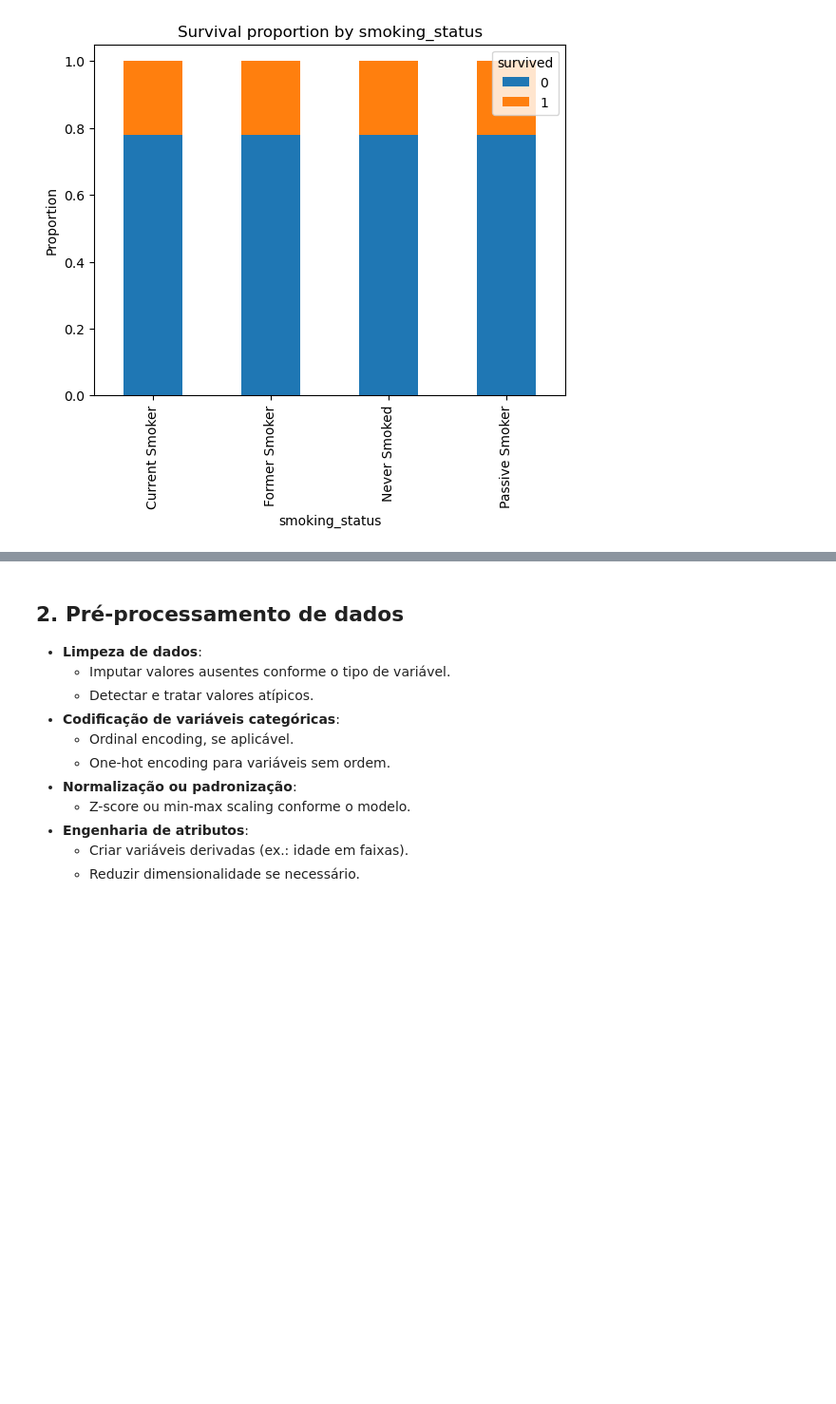
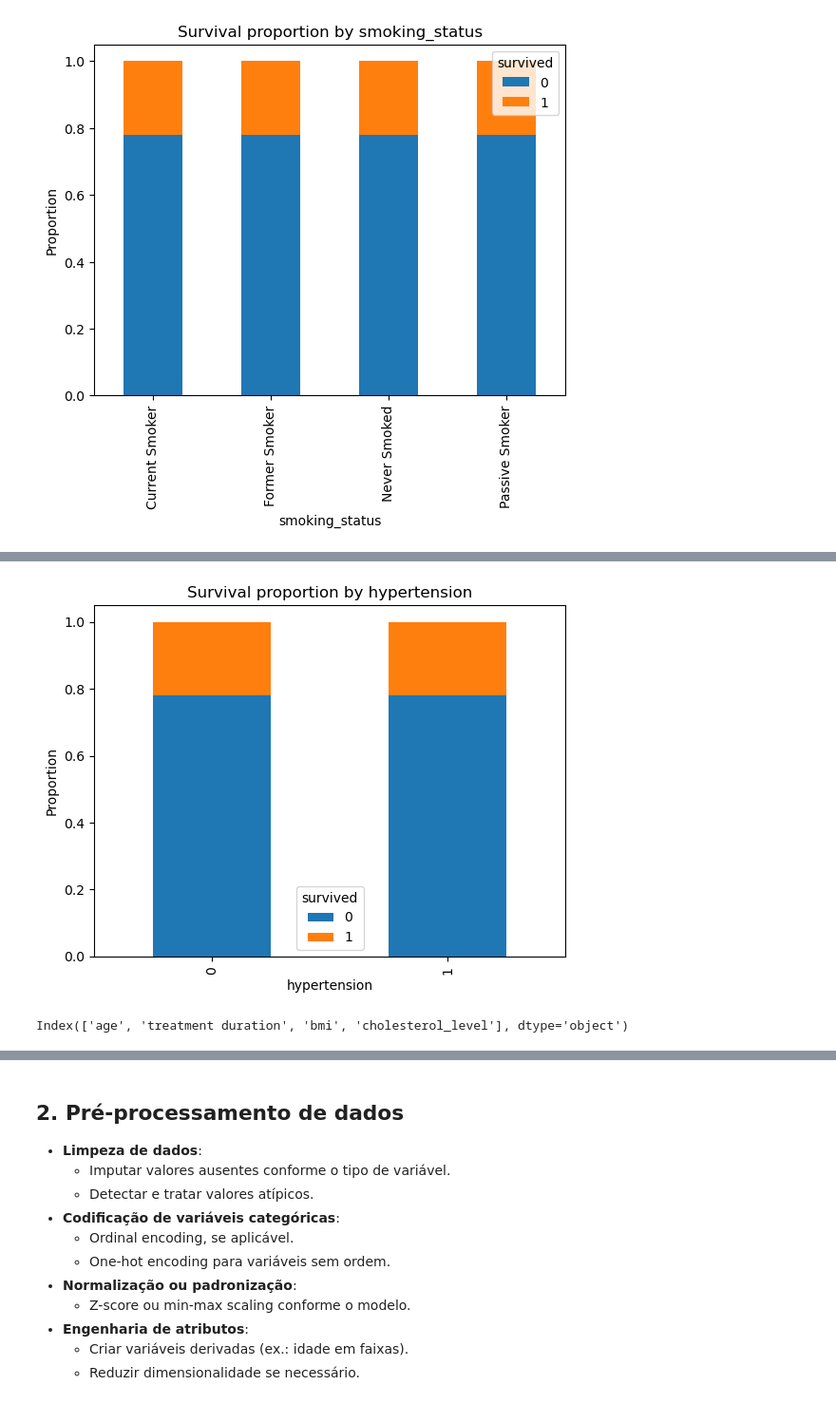
Before and after one commit to samgott123/GA036-IAM, a Jupyter notebook: EDA.ipynb, the cells around one changed output, grey strips where cells are left out. Shown at 95% size. Drawn from its saved outputs; the diff is of its cells as text; code cells hidden in the pictures; blank space fills up the shorter version.

```diff
--- a/EDA.ipynb
+++ b/EDA.ipynb
@@ -232,0 +213,13 @@ plt.show()
+# %%
+ct = pd.crosstab(df['hypertension'], df['survived'], normalize='index')
+ct.plot(kind="bar", stacked=True)
+plt.title("Survival proportion by hypertension")
+plt.ylabel("Proportion")
+plt.show()
+# %% [output]
+[figure, added]
+# %%
+df_numeric = df.select_dtypes(include="number").columns
+df_numeric
+# %% [output]
+Index(['age', 'treatment duration', 'bmi', 'cholesterol_level'], dtype='object')
```
Also changed, not shown: parts of 11 cells of this notebook.
